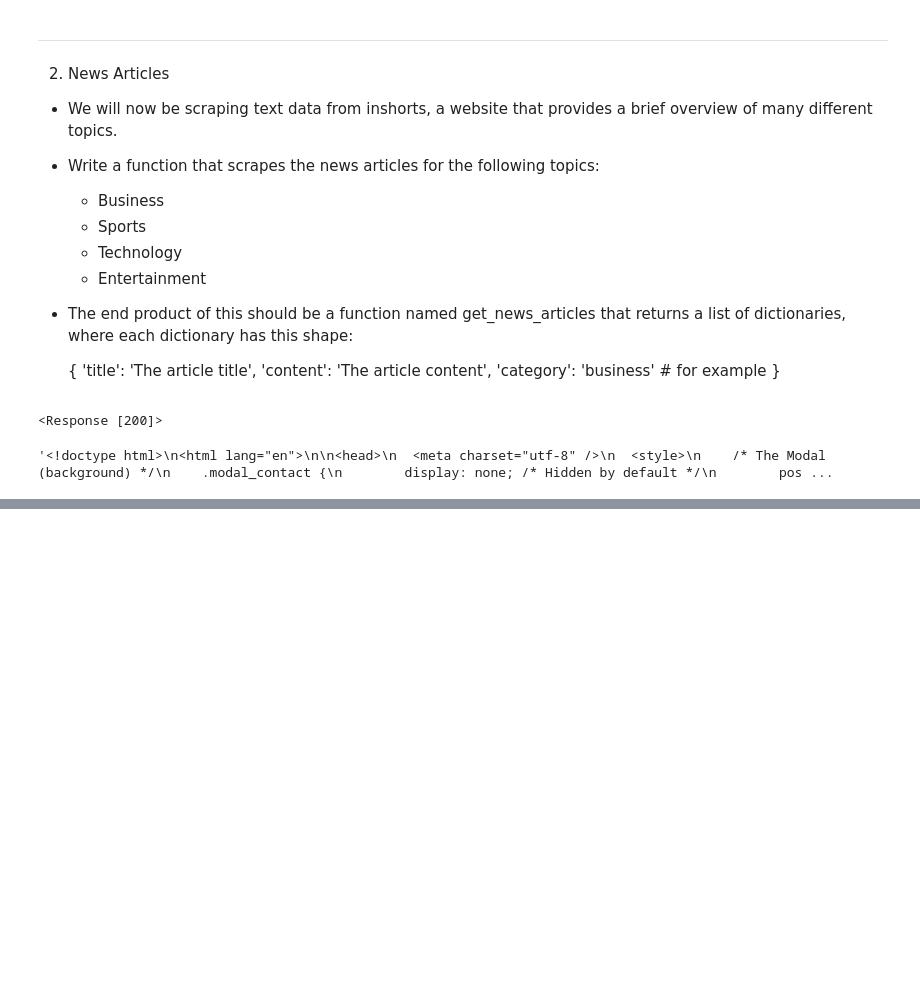
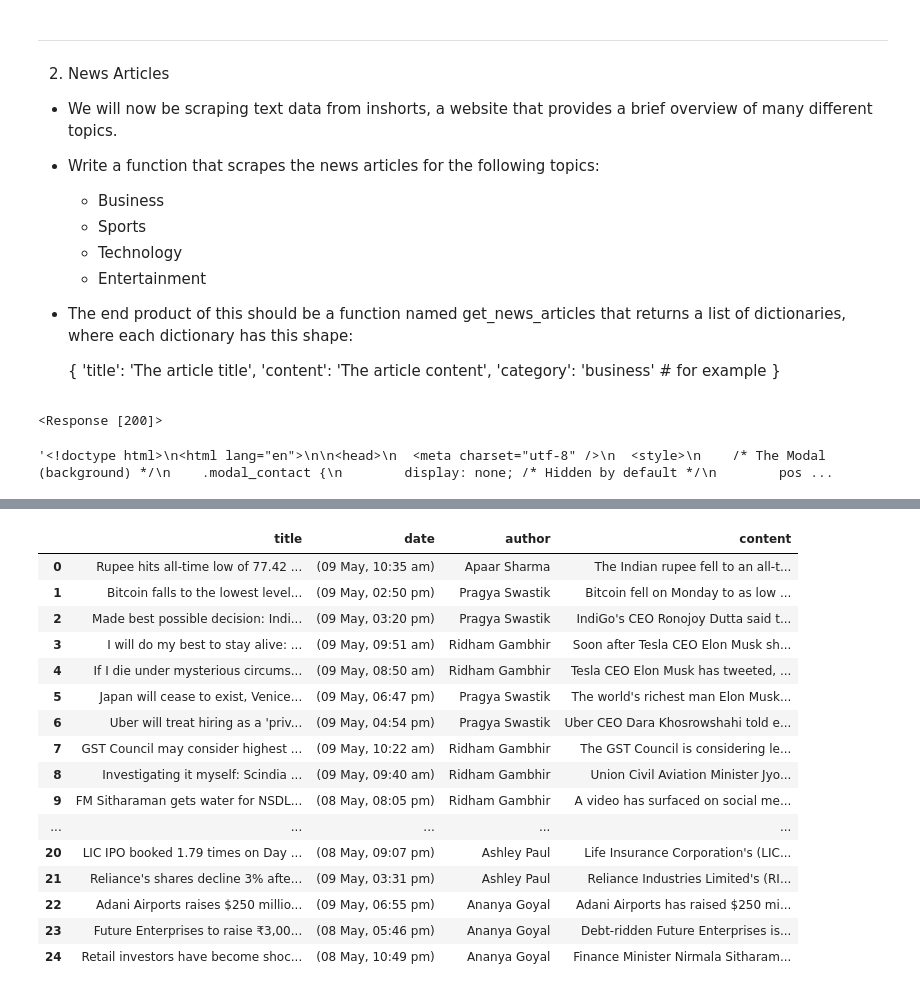
Before and after one commit to AJMartinezLlanes/-natural-language-processing-exercises, a Jupyter notebook: acquire.ipynb, the cells around one changed output, grey strips where cells are left out. Saved outputs shown, nothing was run; the diff lists cells and outputs as text; code cells hidden in the pictures; blank space fills up the shorter version.

```diff
--- a/acquire.ipynb
+++ b/acquire.ipynb
@@ -255,0 +274,3 @@ pd.DataFrame([parse_blog(blog) for blog in blogs])
+# %%
+df = scrape_codeup()
+df
@@ -290,0 +387,32 @@ news[0].find('div')
+# %%
+def scrape_busines_shorts():
+    '''
+    This function will scrape business articles from inshorts webpage
+    '''
+    url = 'https://inshorts.com/en/read/business'
+    response = get(url)
+    soup = BeautifulSoup(response.text, 'html.parser')
+    shorts = soup.select('.news-card')
+    df = pd.DataFrame([parse_shorts(short) for short in news])
+    return df
+# %%
+business = scrape_busines_shorts()
+business
+# %% [output]
+|  | title | date | author | content |
+| 0 | Rupee hits all-time low of 77.42 ... | (09 May, 10:35 am) | Apaar Sharma | The Indian rupee fell to an all-t... |
+| 1 | Bitcoin falls to the lowest level... | (09 May, 02:50 pm) | Pragya Swastik | Bitcoin fell on Monday to as low ... |
+| 2 | Made best possible decision: Indi... | (09 May, 03:20 pm) | Pragya Swastik | IndiGo's CEO Ronojoy Dutta said t... |
+| 3 | I will do my best to stay alive: ... | (09 May, 09:51 am) | Ridham Gambhir | Soon after Tesla CEO Elon Musk sh... |
+| 4 | If I die under mysterious circums... | (09 May, 08:50 am) | Ridham Gambhir | Tesla CEO Elon Musk has tweeted, ... |
+| 5 | Japan will cease to exist, Venice... | (09 May, 06:47 pm) | Pragya Swastik | The world's richest man Elon Musk... |
+| 6 | Uber will treat hiring as a 'priv... | (09 May, 04:54 pm) | Pragya Swastik | Uber CEO Dara Khosrowshahi told e... |
+| 7 | GST Council may consider highest ... | (09 May, 10:22 am) | Ridham Gambhir | The GST Council is considering le... |
+| 8 | Investigating it myself: Scindia ... | (09 May, 09:40 am) | Ridham Gambhir | Union Civil Aviation Minister Jyo... |
+| 9 | FM Sitharaman gets water for NSDL... | (08 May, 08:05 pm) | Ridham Gambhir | A video has surfaced on social me... |
+| ... | ... | ... | ... | ... |
+| 20 | LIC IPO booked 1.79 times on Day ... | (08 May, 09:07 pm) | Ashley Paul | Life Insurance Corporation's (LIC... |
+| 21 | Reliance's shares decline 3% afte... | (09 May, 03:31 pm) | Ashley Paul | Reliance Industries Limited's (RI... |
+| 22 | Adani Airports raises $250 millio... | (09 May, 06:55 pm) | Ananya Goyal | Adani Airports has raised $250 mi... |
+| 23 | Future Enterprises to raise ₹3,00... | (08 May, 05:46 pm) | Ananya Goyal | Debt-ridden Future Enterprises is... |
+| 24 | Retail investors have become shoc... | (08 May, 10:49 pm) | Ananya Goyal | Finance Minister Nirmala Sitharam... |
```
Also changed, not shown: parts of 27 cells of this notebook, 3 other files.
